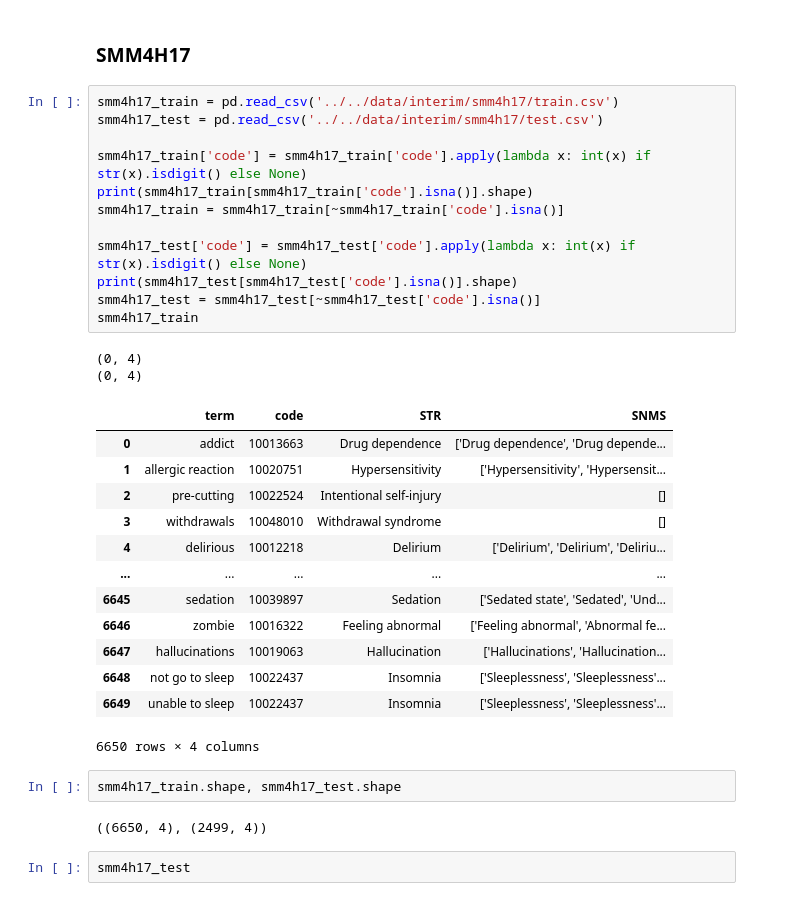
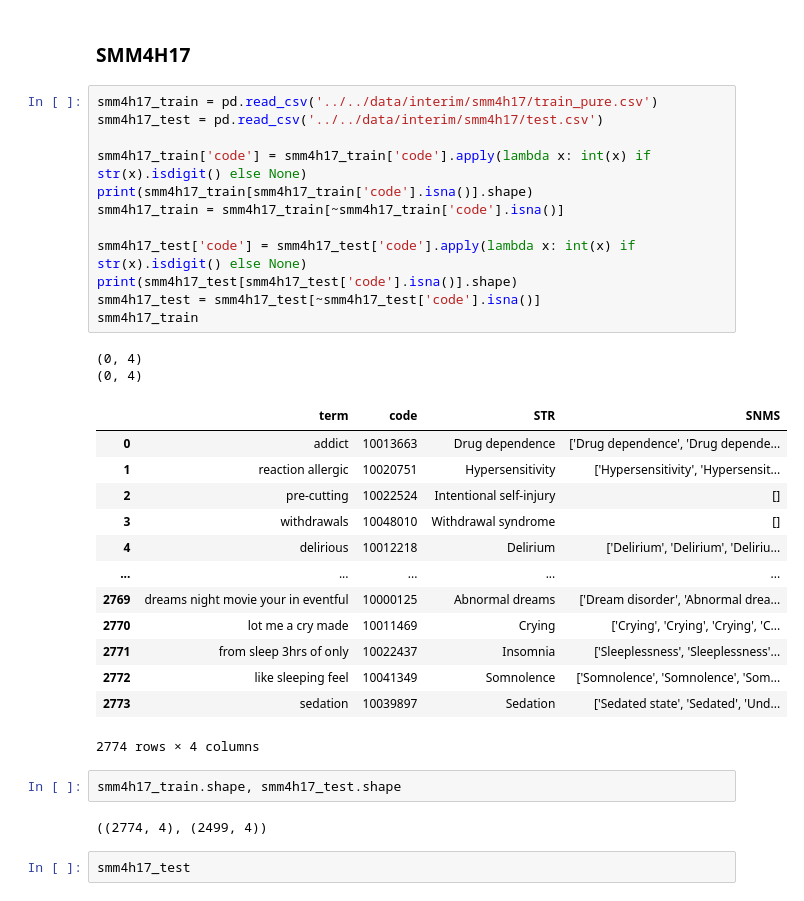
Before and after one commit to AlexKay28/MedConcNorm, a Jupyter notebook: notebooks/work_with_raw_data/datasets_analysis.ipynb, the cells around one changed output. Saved outputs shown, nothing was run; the diff lists cells and outputs as text.

Commit message:
fixed stable state SRoBERTa

```diff
--- a/notebooks/work_with_raw_data/datasets_analysis.ipynb
+++ b/notebooks/work_with_raw_data/datasets_analysis.ipynb
@@ -156,37 +122,37 @@ See the caveats in the documentation: https://pandas.pydata.org/pandas-docs/stab
 # %% [markdown]
 ### SMM4H17
 # %%
-smm4h17_train = pd.read_csv('../../data/interim/smm4h17/train.csv')
+smm4h17_train = pd.read_csv('../../data/interim/smm4h17/train_pure.csv')
 smm4h17_test = pd.read_csv('../../data/interim/smm4h17/test.csv')
 
 smm4h17_train['code'] = smm4h17_train['code'].apply(lambda x: int(x) if str(x).isdigit() else None)
 print(smm4h17_train[smm4h17_train['code'].isna()].shape)
 smm4h17_train = smm4h17_train[~smm4h17_train['code'].isna()]
 
 smm4h17_test['code'] = smm4h17_test['code'].apply(lambda x: int(x) if str(x).isdigit() else None)
 print(smm4h17_test[smm4h17_test['code'].isna()].shape)
 smm4h17_test = smm4h17_test[~smm4h17_test['code'].isna()]
 smm4h17_train
 # %% [output]
 (0, 4)
 (0, 4)
 |  | term | code | STR | SNMS |
 | 0 | addict | 10013663 | Drug dependence | ['Drug dependence', 'Drug depende... |
-| 1 | allergic reaction | 10020751 | Hypersensitivity | ['Hypersensitivity', 'Hypersensit... |
+| 1 | reaction allergic | 10020751 | Hypersensitivity | ['Hypersensitivity', 'Hypersensit... |
 | 2 | pre-cutting | 10022524 | Intentional self-injury | [] |
 | 3 | withdrawals | 10048010 | Withdrawal syndrome | [] |
 | 4 | delirious | 10012218 | Delirium | ['Delirium', 'Delirium', 'Deliriu... |
 | ... | ... | ... | ... | ... |
-| 6645 | sedation | 10039897 | Sedation | ['Sedated state', 'Sedated', 'Und... |
-| 6646 | zombie | 10016322 | Feeling abnormal | ['Feeling abnormal', 'Abnormal fe... |
-| 6647 | hallucinations | 10019063 | Hallucination | ['Hallucinations', 'Hallucination... |
-| 6648 | not go to sleep | 10022437 | Insomnia | ['Sleeplessness', 'Sleeplessness'... |
-| 6649 | unable to sleep | 10022437 | Insomnia | ['Sleeplessness', 'Sleeplessness'... |
+| 2769 | dreams night movie your in eventful | 10000125 | Abnormal dreams | ['Dream disorder', 'Abnormal drea... |
+| 2770 | lot me a cry made | 10011469 | Crying | ['Crying', 'Crying', 'Crying', 'C... |
+| 2771 | from sleep 3hrs of only | 10022437 | Insomnia | ['Sleeplessness', 'Sleeplessness'... |
+| 2772 | like sleeping feel | 10041349 | Somnolence | ['Somnolence', 'Somnolence', 'Som... |
+| 2773 | sedation | 10039897 | Sedation | ['Sedated state', 'Sedated', 'Und... |
-6650 rows × 4 columns
+2774 rows × 4 columns
 # %%
 smm4h17_train.shape, smm4h17_test.shape
 # %% [output]
-((6650, 4), (2499, 4))
+((2774, 4), (2499, 4))
 # %%
 smm4h17_test
 # %% [output]
```
Also changed, not shown: parts of 49 cells of this notebook, 7 other files.
